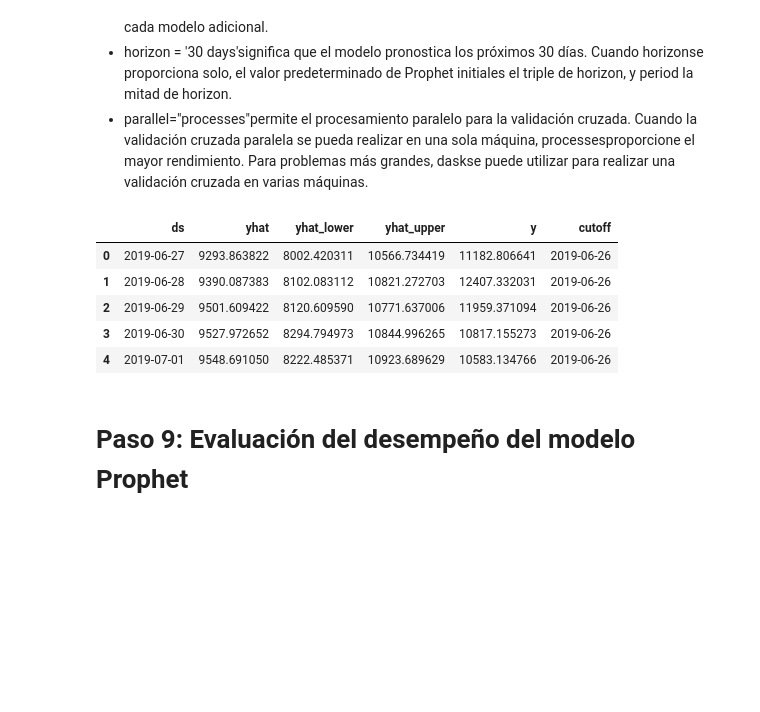
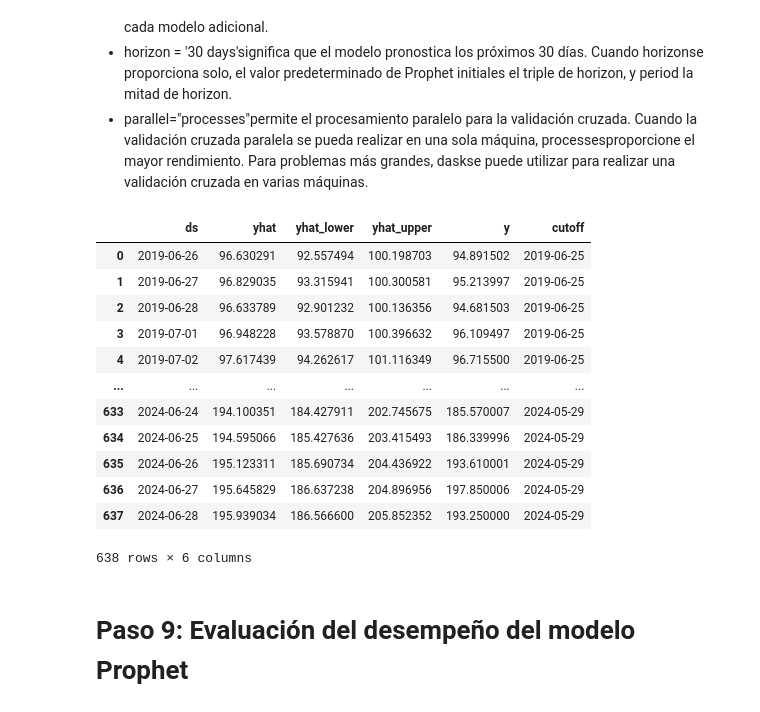
Before and after one commit to Wilsonsr/Series-de-Tiempo, a Jupyter notebook: CUADERNOS/Bitcoin_Phrophet.ipynb, the cells around one changed output. Drawn from its saved outputs; the diff is of its cells as text; code cells hidden in the pictures; blank space fills up the shorter version.

```diff
--- a/CUADERNOS/Bitcoin_Phrophet.ipynb
+++ b/CUADERNOS/Bitcoin_Phrophet.ipynb
@@ -92,7 +92,7 @@ Yahoo Finance descarga datos con la fecha como índice. Usando reset_index, crea
 De forma predeterminada, la fecha es un tipo de cadena, pd.to_datetimela cambia a un formato DateTime.
 # %%
 # Descargar datos Bitcoin
-data = yf.download(tickers='BTC-USD', start='2018-01-01', end='2024-08-30', interval = '1d')
+data = yf.download(tickers='AMZN', start='2018-01-01', end='2024-08-30', interval = '1d')
 
 # Restablecer el índice y tener la fecha como columna
 data.reset_index(inplace=True)
@@ -101,7 +101,7 @@ data.reset_index(inplace=True)
 data['Date'] = pd.to_datetime(data['Date'])
 
 
-data.tail()
+data
 # %% [output]
 [*********************100%%**********************]  1 of 1 completed
 |  | Date | Open | High | Low | Close | Adj Close | Volume |
@@ -157,8 +177,8 @@ crear un conjunto de datos de entrenamiento y de prueba. No podemos utilizar la
 En este ejemplo, se utiliza '2024–03–14' como fecha límite. Los primeros 23 meses se utilizan para la capacitación del modelo y el último mes se usa para pruebas.
 # %%
 # Train test split
-df_train = df[df['ds']<='2024-06-29']
-df_test = df[df['ds']>'2024-06-29']
+df_train = df[df['ds']<='2024-06-30']
+df_test = df[df['ds']>'2024-06-30']
 
 # Print .
 print('El conjunto de datos de entrenamiento tiene', len(df_train), 'que, van desde', df_train['ds'].min(), 'hasta', df_train['ds'].max())
@@ -193,7 +217,7 @@ Entrenar el modelo de series de tiempo utilizando el conjunto de datos de entren
 - `n_changepoints` es el número de puntos de cambio en la tendencia de la serie temporal. El valor predeterminado es 25. Según la forma de los datos del precio de Bitcoin, se estableció en 7.
 # %%
 # Crea el modelo con una confianza interna del 95%
-m = Prophet(interval_width=0.95, n_changepoints=7,daily_seasonality=False)
+m = Prophet(growth="linear", weekly_seasonality=True, daily_seasonality=True)
 
 # Ajusta el modelo
 m.fit(df_train)
@@ -322,14 +355,21 @@ En el paso 8, realizaremos una validación cruzada del modelo de series de tiemp
 # %%
 # Cross validation
 df_cv = cross_validation(m, initial='500 days', period='60 days', horizon = '30 days', parallel="processes")
-df_cv.head()
+df_cv
 # %% [output]
 |  | ds | yhat | yhat_lower | yhat_upper | y | cutoff |
-| 0 | 2019-06-27 | 9293.863822 | 8002.420311 | 10566.734419 | 11182.806641 | 2019-06-26 |
-| 1 | 2019-06-28 | 9390.087383 | 8102.083112 | 10821.272703 | 12407.332031 | 2019-06-26 |
-| 2 | 2019-06-29 | 9501.609422 | 8120.609590 | 10771.637006 | 11959.371094 | 2019-06-26 |
-| 3 | 2019-06-30 | 9527.972652 | 8294.794973 | 10844.996265 | 10817.155273 | 2019-06-26 |
-| 4 | 2019-07-01 | 9548.691050 | 8222.485371 | 10923.689629 | 10583.134766 | 2019-06-26 |
+| 0 | 2019-06-26 | 96.630291 | 92.557494 | 100.198703 | 94.891502 | 2019-06-25 |
+| 1 | 2019-06-27 | 96.829035 | 93.315941 | 100.300581 | 95.213997 | 2019-06-25 |
+| 2 | 2019-06-28 | 96.633789 | 92.901232 | 100.136356 | 94.681503 | 2019-06-25 |
+| 3 | 2019-07-01 | 96.948228 | 93.578870 | 100.396632 | 96.109497 | 2019-06-25 |
+| 4 | 2019-07-02 | 97.617439 | 94.262617 | 101.116349 | 96.715500 | 2019-06-25 |
+| ... | ... | ... | ... | ... | ... | ... |
+| 633 | 2024-06-24 | 194.100351 | 184.427911 | 202.745675 | 185.570007 | 2024-05-29 |
+| 634 | 2024-06-25 | 194.595066 | 185.427636 | 203.415493 | 186.339996 | 2024-05-29 |
+| 635 | 2024-06-26 | 195.123311 | 185.690734 | 204.436922 | 193.610001 | 2024-05-29 |
+| 636 | 2024-06-27 | 195.645829 | 186.637238 | 204.896956 | 197.850006 | 2024-05-29 |
+| 637 | 2024-06-28 | 195.939034 | 186.566600 | 205.852352 | 193.250000 | 2024-05-29 |
+638 rows × 6 columns
 # %% [markdown]
 # Paso 9: Evaluación del desempeño del modelo Prophet
 # %% [markdown]
```
Also changed, not shown: parts of 14 cells of this notebook.
